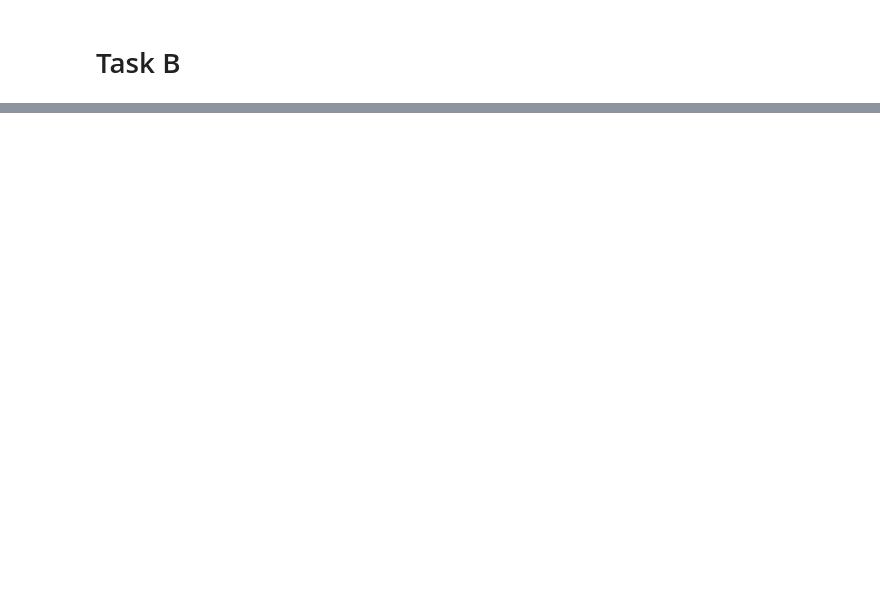
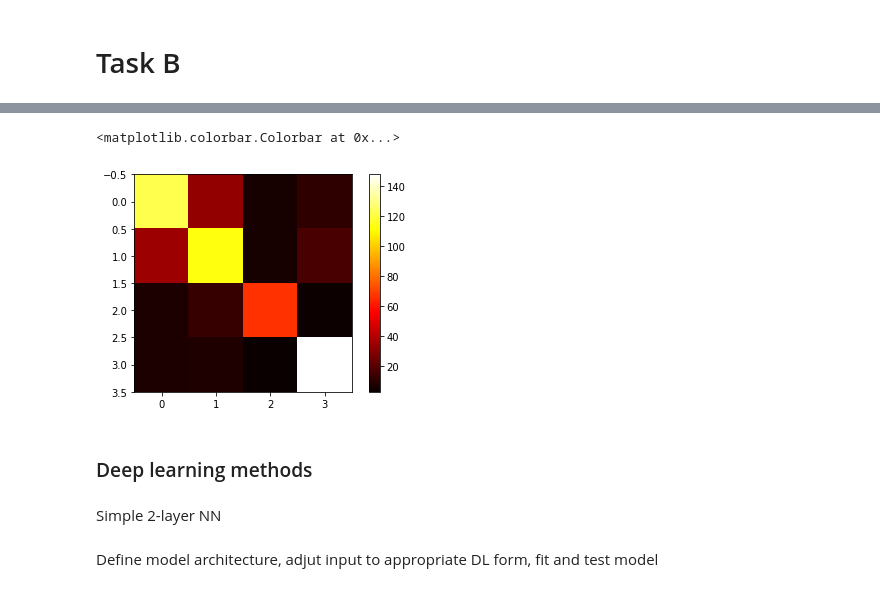
Before and after one commit to rr1017/AMLS_21-22-_SN21213556, a Jupyter notebook: Script.ipynb, the cells around one changed output, grey strips where cells are left out. Drawn from its saved outputs; the diff is of its cells as text; code cells hidden in the pictures; blank space fills up the shorter version.

```diff
--- a/Script.ipynb
+++ b/Script.ipynb
@@ -516,0 +452,17 @@ ValueError: Target is multiclass but average='binary'. Please choose another ave
+# %%
+# Create a feature matrix X(NxM) where N = number of data samples and M = number of features
+# Create a labels vector y(Nx1)
+
+X = df.iloc[:,5:].to_numpy() # remove the first 5 columns since they are not features
+y = df['label']
+
+scaler = MinMaxScaler() # normalise data
+X_train,X_test,y_train,y_test = train_test_split(X,y,stratify=y,test_size=0.2)
+X_train = scaler.fit_transform(X_train)
+X_test = scaler.transform(X_test)
+
+# Use SVMSMOTE to over-sample the dataset
+X_resampled,y_resampled = SVMSMOTE().fit_resample(X_train,y_train)
+
+print(np.shape(X_resampled))
+print(np.shape(y_resampled))
@@ -516,0 +564,19 @@ ValueError: Target is multiclass but average='binary'. Please choose another ave
+# %%
+# Apply Bagging or Boosting
+adaboost_clf = Pipeline([('reduce_dim',PCA(n_components=10)),('clf',AdaBoostClassifier(RandomForestClassifier(criterion='entropy'),n_estimators=100))])
+bagging_clf = Pipeline([('reduce_dim',PCA(n_components=10)),('clf',BaggingClassifier(RandomForestClassifier(criterion='entropy'),n_estimators=100))])
+
+adaboost_clf.fit(X_resampled,y_resampled)
+bagging_clf.fit(X_resampled,y_resampled)
+
+print('Estimator: AdaBoost')
+y_true,y_pred = y_test,adaboost_clf.predict(X_test)
+results = precision_recall_fscore_support(y_true, y_pred, average='macro')
+print("Best training metrics: Accuracy: {}, Recall: {}, Precision: {}, F1: {}".format(accuracy_score(y_true,y_pred),results[0],results[1],results[2]))
+print()
+
+print('Estimator: Bagging')
+y_true,y_pred = y_test,bagging_clf.predict(X_test)
+results = precision_recall_fscore_support(y_true, y_pred, average='macro')
+print("Best training metrics: Accuracy: {}, Recall: {}, Precision: {}, F1: {}".format(accuracy_score(y_true,y_pred),results[0],results[1],results[2]))
+print()
@@ -516,0 +589,14 @@ ValueError: Target is multiclass but average='binary'. Please choose another ave
+# %%
+y_true,y_pred = y_test,adaboost_clf.predict(X_test)
+# %%
+plt.imshow(confusion_matrix(y_true,y_pred),cmap='hot')
+plt.colorbar()
+# %% [output]
+<matplotlib.colorbar.Colorbar at 0x...>
+[figure, added]
+# %% [markdown]
+### Deep learning methods
+# %% [markdown]
+Simple 2-layer NN
+# %% [markdown]
+Define model architecture, adjut input to appropriate DL form, fit and test model
```
Also changed, not shown: parts of 56 cells of this notebook, 1 other file.
